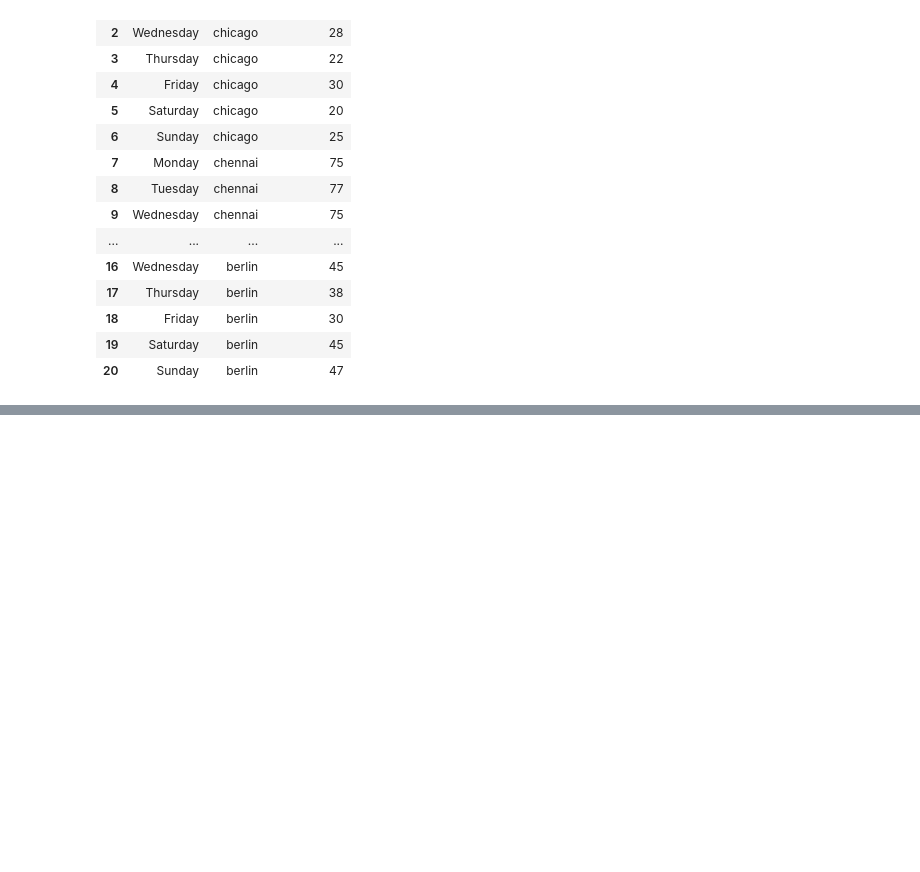
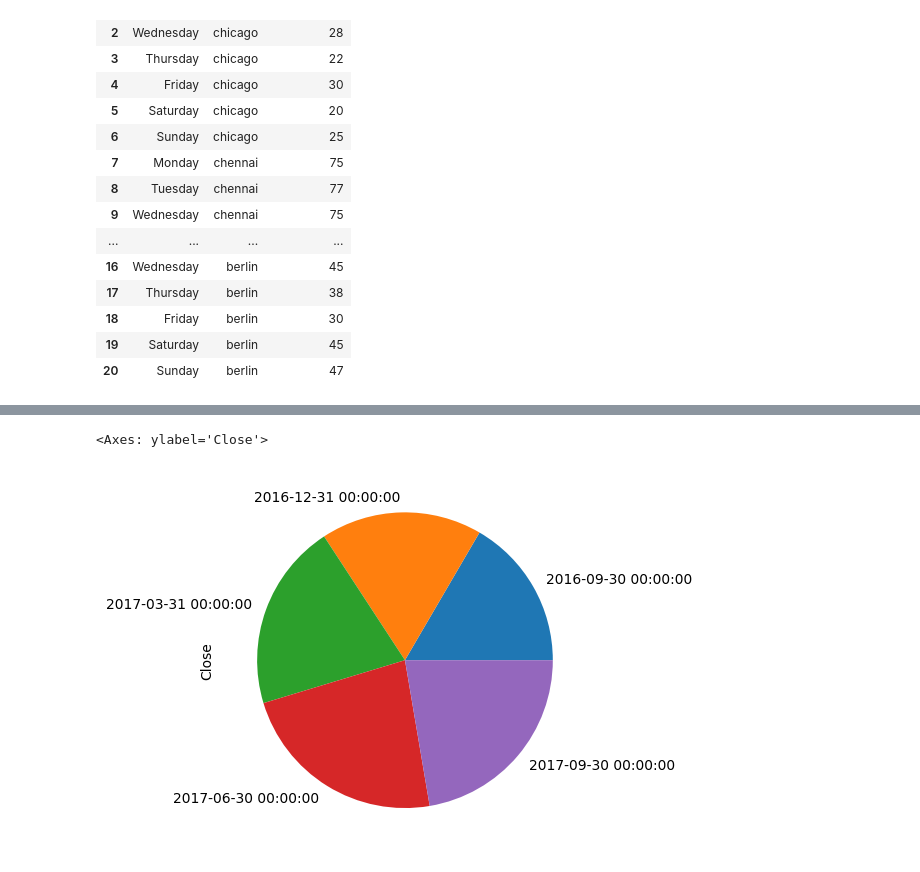
Before and after one commit to jenish2917/Python, a Jupyter notebook: jupyter notbook/Pandas.ipynb, the cells around one changed output, grey strips where cells are left out. Saved outputs shown, nothing was run; the diff lists cells and outputs as text; code cells hidden in the pictures; blank space fills up the shorter version.

```diff
--- a/jupyter notbook/Pandas.ipynb
+++ b/jupyter notbook/Pandas.ipynb
@@ -788,0 +873,4 @@ df1
+# %%
+import pandas as pd
+df = pd.read_csv("aapl.csv", parse_dates = ["Date"], index_col = "Date")
+df.head(5)
@@ -788,0 +898,6 @@ df1
+# %%
+f = df.Close.resample("Q").mean().plot(kind="pie") # Resamples the data according to the quarter
+f
+# %% [output]
+<Axes: ylabel='Close'>
+[figure, added]
```
Also changed, not shown: parts of 27 cells of this notebook, 8 other files.
